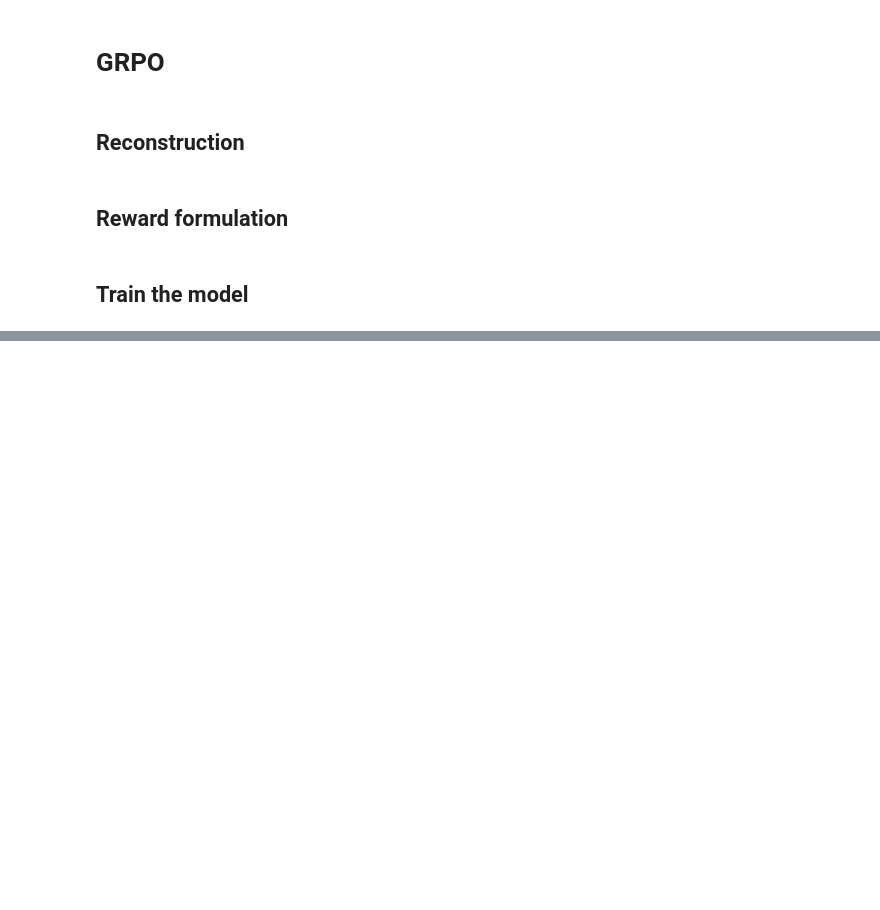
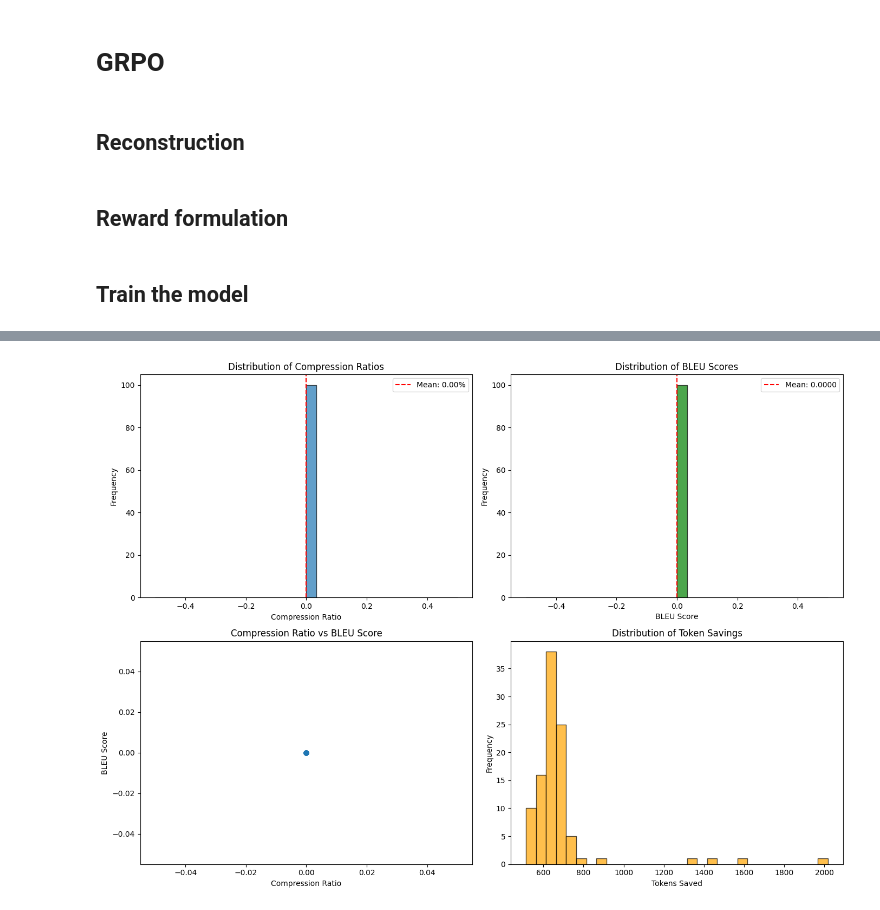
Before and after one commit to epicrunze/yapper, a Jupyter notebook: notebooks/model-training.ipynb, the cells around one changed output, grey strips where cells are left out. Drawn from its saved outputs; the diff is of its cells as text; code cells hidden in the pictures; blank space fills up the shorter version.

```diff
--- a/notebooks/model-training.ipynb
+++ b/notebooks/model-training.ipynb
@@ -413,0 +478,14 @@ WARNING 11-13 18:13:35 [processor.py:215] vLLM has deprecated support for suppor
+# %%
+max_seq_length = 3096 # Can increase for longer reasoning traces
+lora_rank = 32 # Larger rank = smarter, but slower
+
+model, tokenizer = FastLanguageModel.from_pretrained(
+    model_name = "unsloth/Qwen3-0.6B",
+    cache_dir="/hpc/home/bfa6/work/llms/.cache",
+    max_seq_length = max_seq_length,
+    load_in_4bit = False, # False for LoRA 16bit
+    fast_inference = True, # Enable vLLM fast inference
+    max_lora_rank = lora_rank,
+    gpu_memory_utilization = 0.6, # Reduce if out of memory
+    # force_download=True
+)
@@ -413,0 +530,3 @@ WARNING 11-13 18:13:35 [processor.py:215] vLLM has deprecated support for suppor
+# %%
+from peft import PeftModel
+model = PeftModel.from_pretrained(model, "/hpc/home/bfa6/work/github/yapper/results/test2/save")
@@ -413,0 +741,2 @@ WARNING 11-13 18:13:35 [processor.py:215] vLLM has deprecated support for suppor
+# %%
+eval_results = evaluate_test_set(eval_dataset, num_samples=100)
@@ -413,0 +775,40 @@ WARNING 11-13 18:13:35 [processor.py:215] vLLM has deprecated support for suppor
+# %%
+# Create visualizations
+fig, axes = plt.subplots(2, 2, figsize=(14, 10))
+
+# Compression ratio distribution
+axes[0, 0].hist(eval_results['compression_ratio'], bins=30, edgecolor='black', alpha=0.7)
+axes[0, 0].set_xlabel('Compression Ratio')
+axes[0, 0].set_ylabel('Frequency')
+axes[0, 0].set_title('Distribution of Compression Ratios')
+axes[0, 0].axvline(eval_results['compression_ratio'].mean(), color='red', linestyle='--',
+                   label=f'Mean: {eval_results["compression_ratio"].mean():.2%}')
+axes[0, 0].legend()
+
+# BLEU score distribution
+axes[0, 1].hist(eval_results['bleu_score'], bins=30, edgecolor='black', alpha=0.7, color='green')
+axes[0, 1].set_xlabel('BLEU Score')
+axes[0, 1].set_ylabel('Frequency')
+axes[0, 1].set_title('Distribution of BLEU Scores')
+axes[0, 1].axvline(eval_results['bleu_score'].mean(), color='red', linestyle='--',
+                   label=f'Mean: {eval_results["bleu_score"].mean():.4f}')
+axes[0, 1].legend()
+
+# Compression vs BLEU scatter
+axes[1, 0].scatter(eval_results['compression_ratio'], eval_results['bleu_score'], alpha=0.5)
+axes[1, 0].set_xlabel('Compression Ratio')
+axes[1, 0].set_ylabel('BLEU Score')
+axes[1, 0].set_title('Compression Ratio vs BLEU Score')
+
+# Token reduction
+axes[1, 1].hist(eval_results['original_tokens'] - eval_results['compressed_tokens'],
+                bins=30, edgecolor='black', alpha=0.7, color='orange')
+axes[1, 1].set_xlabel('Tokens Saved')
+axes[1, 1].set_ylabel('Frequency')
+axes[1, 1].set_title('Distribution of Token Savings')
+
+plt.tight_layout()
+plt.savefig('/hpc/home/bfa6/work/github/yapper/results/test2/evaluation_results.png', dpi=300, bbox_inches='tight')
+plt.show()
+# %% [output]
+[figure, added]
```
Also changed, not shown: parts of 30 cells of this notebook, 39 other files.
